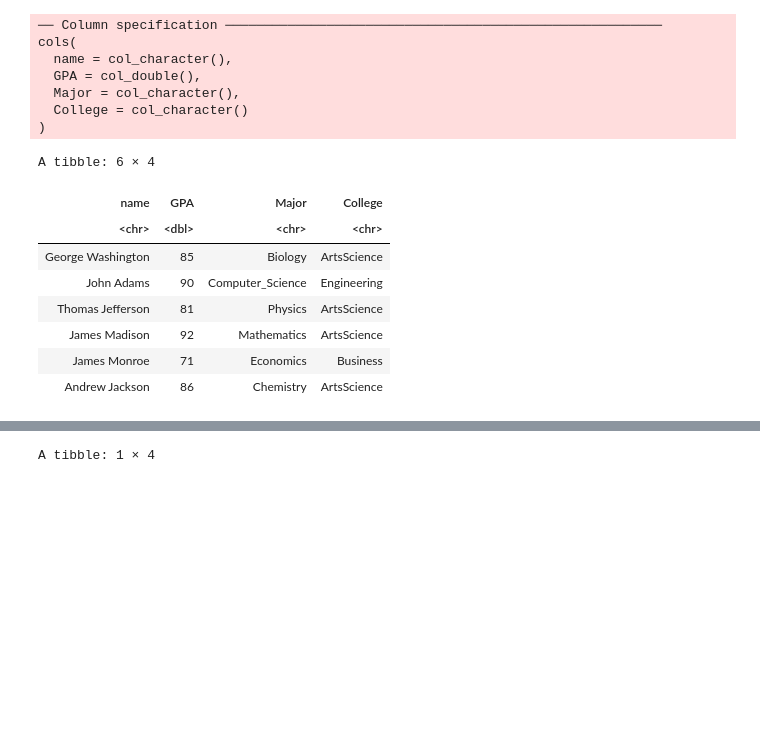
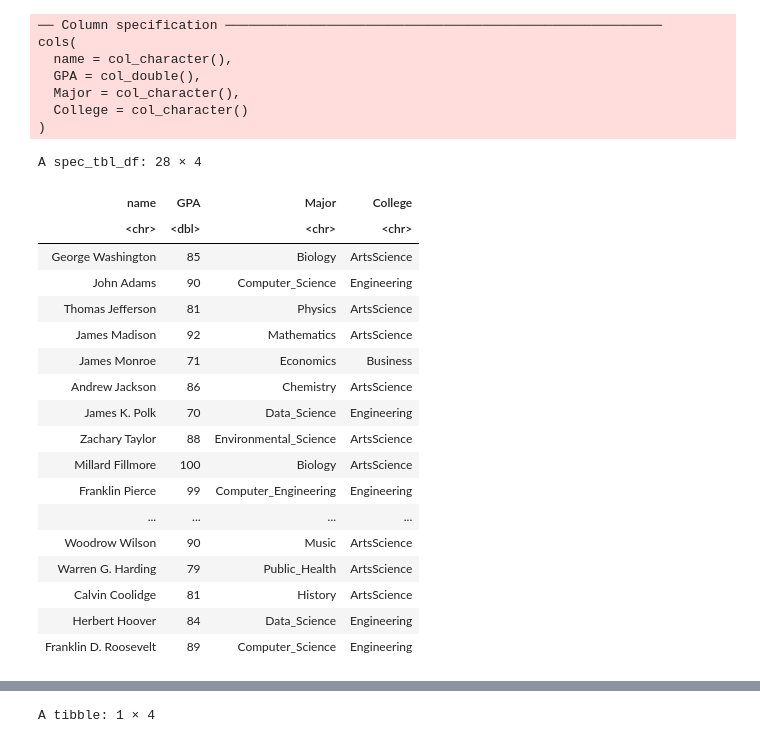
Before and after one commit to hongqin/Use-R-in-CoLab, a Jupyter notebook: Learn_R_county_Covid19.ipynb, the cells around one changed output, grey strips where cells are left out. Saved outputs shown, nothing was run; the diff lists cells and outputs as text; code cells hidden in the pictures; blank space fills up the shorter version.

```diff
--- a/Learn_R_county_Covid19.ipynb
+++ b/Learn_R_county_Covid19.ipynb
@@ -168,15 +189,25 @@ cols(
   Major = col_character(),
   College = col_character()
 )
-# %%
-head(tb)
-# %% [output]
-A tibble: 6 × 4
-| name | GPA | Major | College |
-| <chr> | <dbl> | <chr> | <chr> |
-| George Washington | 85 | Biology | ArtsScience |
-| John Adams | 90 | Computer_Science | Engineering |
-| Thomas Jefferson | 81 | Physics | ArtsScience |
-| James Madison | 92 | Mathematics | ArtsScience |
-| James Monroe | 71 | Economics | Business |
-| Andrew Jackson | 86 | Chemistry | ArtsScience |
+# %%
+tb #look at the small table. Not a good idea for large table
+# %% [output]
+A spec_tbl_df: 28 × 4
+| name | GPA | Major | College |
+| <chr> | <dbl> | <chr> | <chr> |
+| George Washington | 85 | Biology | ArtsScience |
+| John Adams | 90 | Computer_Science | Engineering |
+| Thomas Jefferson | 81 | Physics | ArtsScience |
+| James Madison | 92 | Mathematics | ArtsScience |
+| James Monroe | 71 | Economics | Business |
+| Andrew Jackson | 86 | Chemistry | ArtsScience |
+| James K. Polk | 70 | Data_Science | Engineering |
+| Zachary Taylor | 88 | Environmental_Science | ArtsScience |
+| Millard Fillmore | 100 | Biology | ArtsScience |
+| Franklin Pierce | 99 | Computer_Engineering | Engineering |
+| ... | ... | ... | ... |
+| Woodrow Wilson | 90 | Music | ArtsScience |
+| Warren G. Harding | 79 | Public_Health | ArtsScience |
+| Calvin Coolidge | 81 | History | ArtsScience |
+| Herbert Hoover | 84 | Data_Science | Engineering |
+| Franklin D. Roosevelt | 89 | Computer_Science | Engineering |
```
Also changed, not shown: parts of 23 cells of this notebook.
